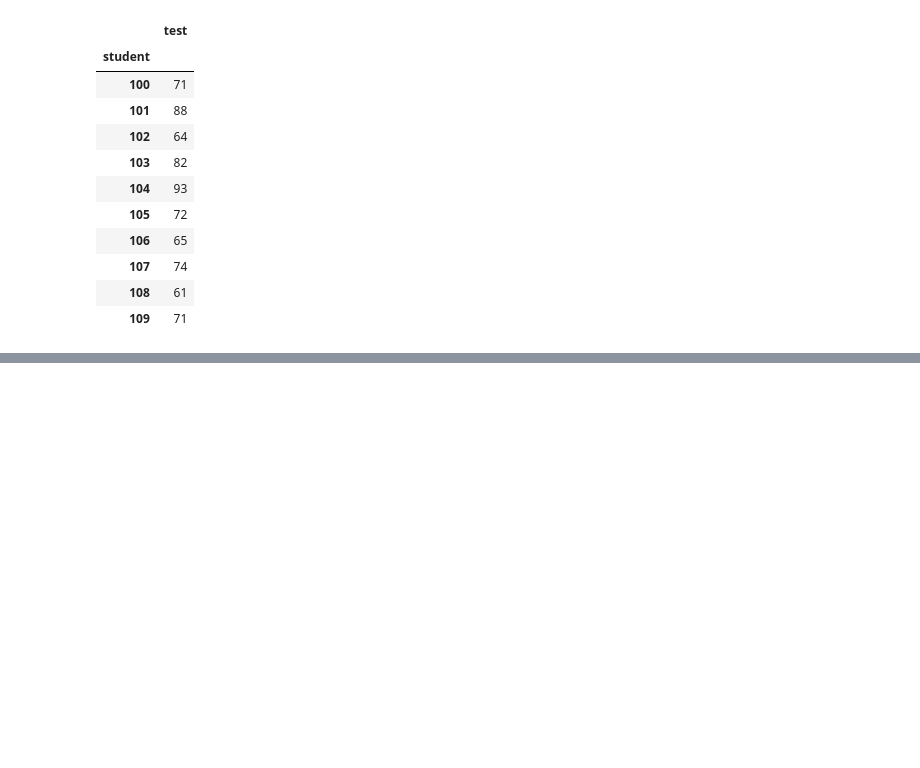
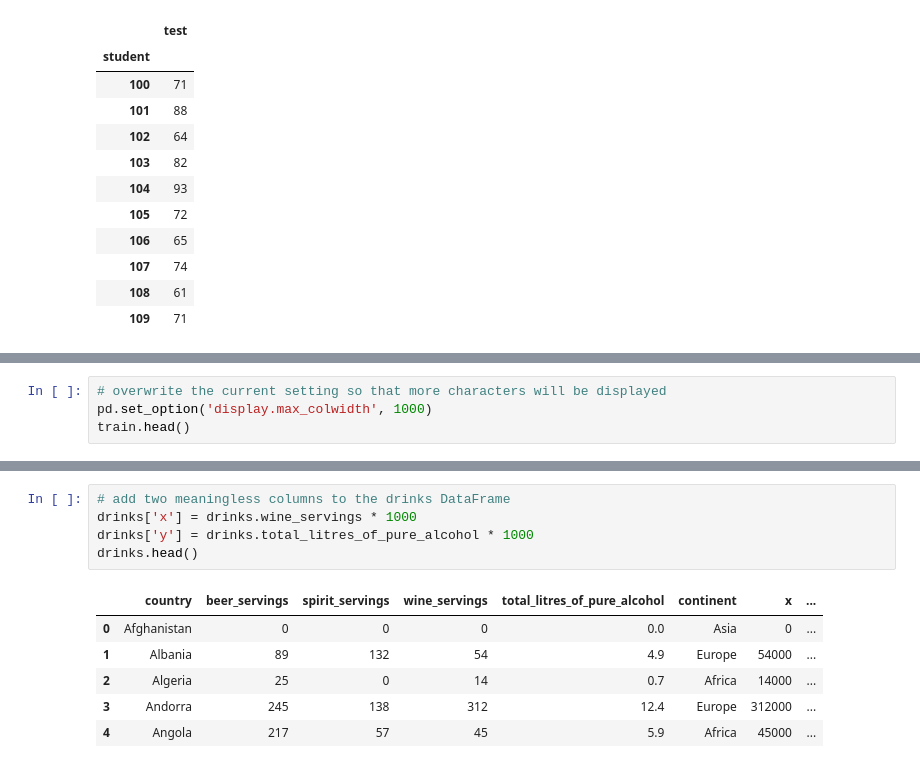
Before and after one commit to GregHacob/Notebooks, a Jupyter notebook: Pandas_Essentials_2.ipynb, the cells around one changed output, grey strips where cells are left out. Drawn from its saved outputs; the diff is of its cells as text; blank space fills up the shorter version.

```diff
--- a/Pandas_Essentials_2.ipynb
+++ b/Pandas_Essentials_2.ipynb
@@ -529,0 +609,4 @@ NameError: name 's' is not defined
+# %%
+# overwrite the current setting so that more characters will be displayed
+pd.set_option('display.max_colwidth', 1000)
+train.head()
@@ -529,0 +620,12 @@ NameError: name 's' is not defined
+# %%
+# add two meaningless columns to the drinks DataFrame
+drinks['x'] = drinks.wine_servings * 1000
+drinks['y'] = drinks.total_litres_of_pure_alcohol * 1000
+drinks.head()
+# %% [output]
+|  | country | beer_servings | spirit_servings | wine_servings | total_litres_of_pure_alcohol | continent | x | ... |
+| 0 | Afghanistan | 0 | 0 | 0 | 0.0 | Asia | 0 | ... |
+| 1 | Albania | 89 | 132 | 54 | 4.9 | Europe | 54000 | ... |
+| 2 | Algeria | 25 | 0 | 14 | 0.7 | Africa | 14000 | ... |
+| 3 | Andorra | 245 | 138 | 312 | 12.4 | Europe | 312000 | ... |
+| 4 | Angola | 217 | 57 | 45 | 5.9 | Africa | 45000 | ... |
```
Also changed, not shown: parts of 17 cells of this notebook.
